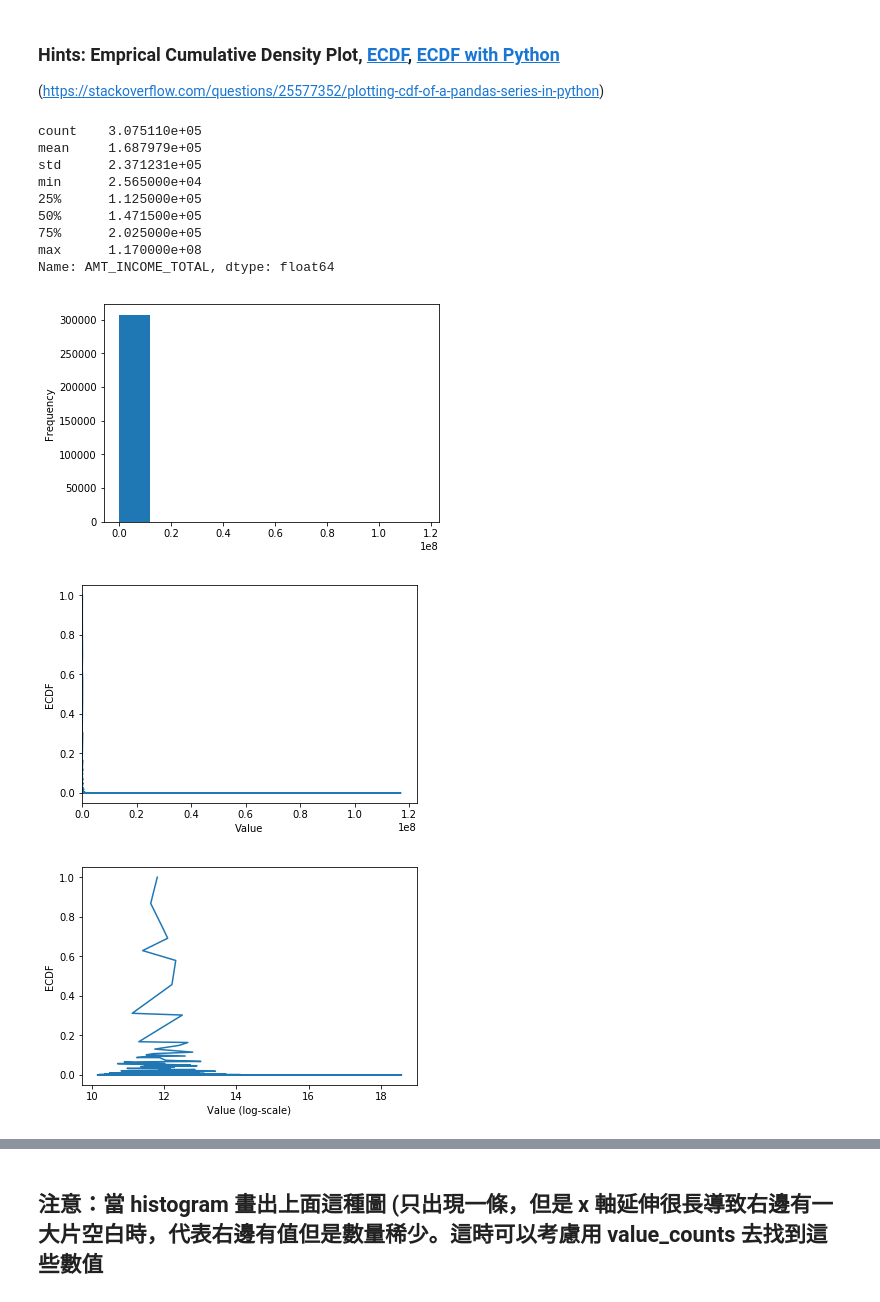
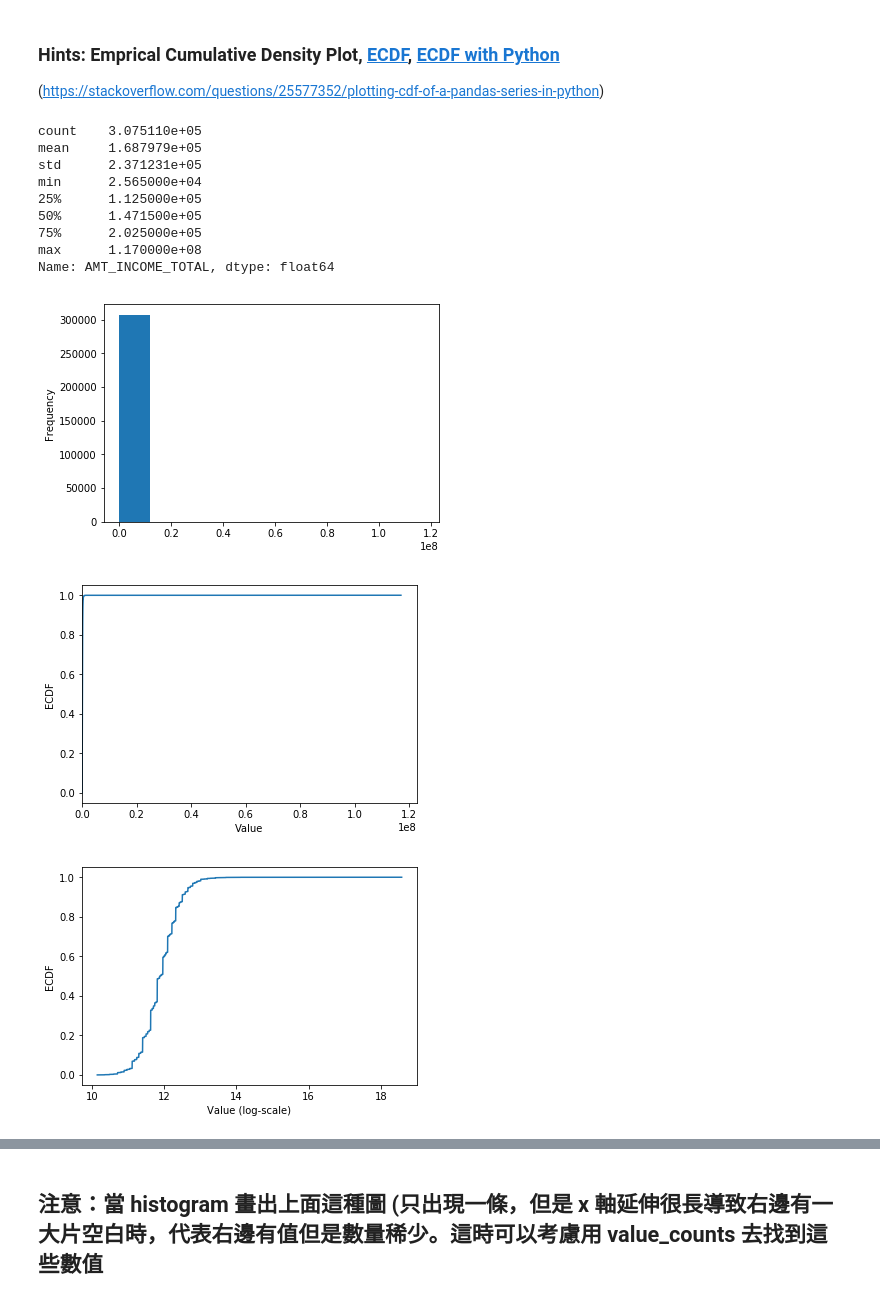
Before and after one commit to cainhighwind/2nd-ML100Days, a Jupyter notebook: homework/Day_006_HW.ipynb, the cells around one changed output, grey strips where cells are left out. Drawn from its saved outputs; the diff is of its cells as text; code cells hidden in the pictures.

```diff
--- a/homework/Day_006_HW.ipynb
+++ b/homework/Day_006_HW.ipynb
@@ -108,38 +109,40 @@ plt.show()
 """
 YOUR CODE HERE
 """
-cdf = pd.Series(app_train['AMT_INCOME_TOTAL'].value_counts())
-
+#cdf = pd.Series(app_train['AMT_INCOME_TOTAL'].value_counts())
+# Not sure why?
+hist = np.histogram(app_train['AMT_INCOME_TOTAL'],1000000)
+cdf = pd.Series(hist[0], index = (hist[1][:-1]+hist[1][1:])/2).cumsum()
 
 plt.plot(list(cdf.index), cdf/cdf.max())
 plt.xlabel('Value')
 plt.ylabel('ECDF')
 plt.xlim([cdf.index.min(), cdf.index.max() * 1.05]) # 限制顯示圖片的範圍
 plt.ylim([-0.05,1.05]) # 限制顯示圖片的範圍
 
 plt.show()
 
 # 改變 y 軸的 Scale, 讓我們可以正常檢視 ECDF
 plt.plot(np.log(list(cdf.index)), cdf/cdf.max())
 plt.xlabel('Value (log-scale)')
 plt.ylabel('ECDF')
 
 plt.ylim([-0.05,1.05]) # 限制顯示圖片的範圍
 
 plt.show()
 # %% [output]
 count    3.075110e+05
 mean     1.687979e+05
 std      2.371231e+05
 min      2.565000e+04
 25%      1.125000e+05
 50%      1.471500e+05
 75%      2.025000e+05
 max      1.170000e+08
 Name: AMT_INCOME_TOTAL, dtype: float64
 [figure]
-[figure, old version]
+[figure, new version]
-[figure, old version]
+[figure, new version]
 # %% [markdown]
 ## 補充：Normal dist 的 ECDF
 ![ecdf_normal](https://au.mathworks.com/help/examples/stats/win64/PlotEmpiricalCdfAndCompareWithSamplingDistributionExample_01.png)
```
Also changed, not shown: parts of 4 cells of this notebook.
